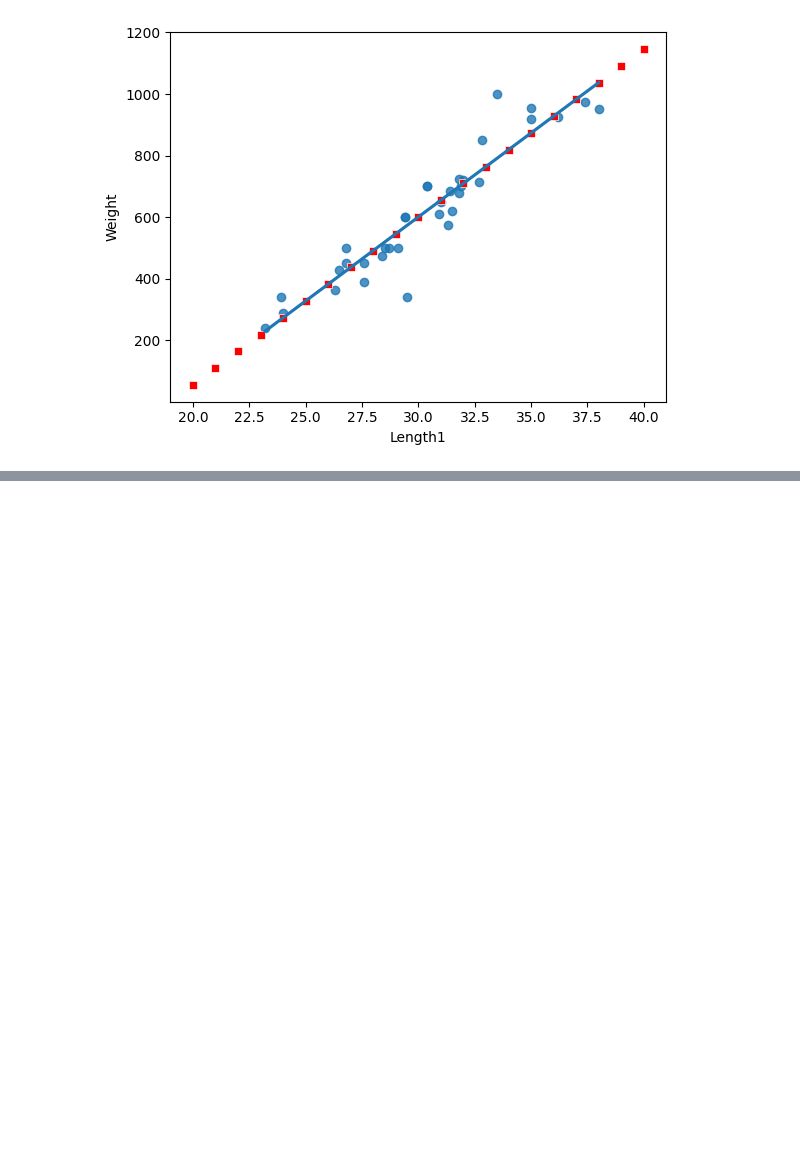
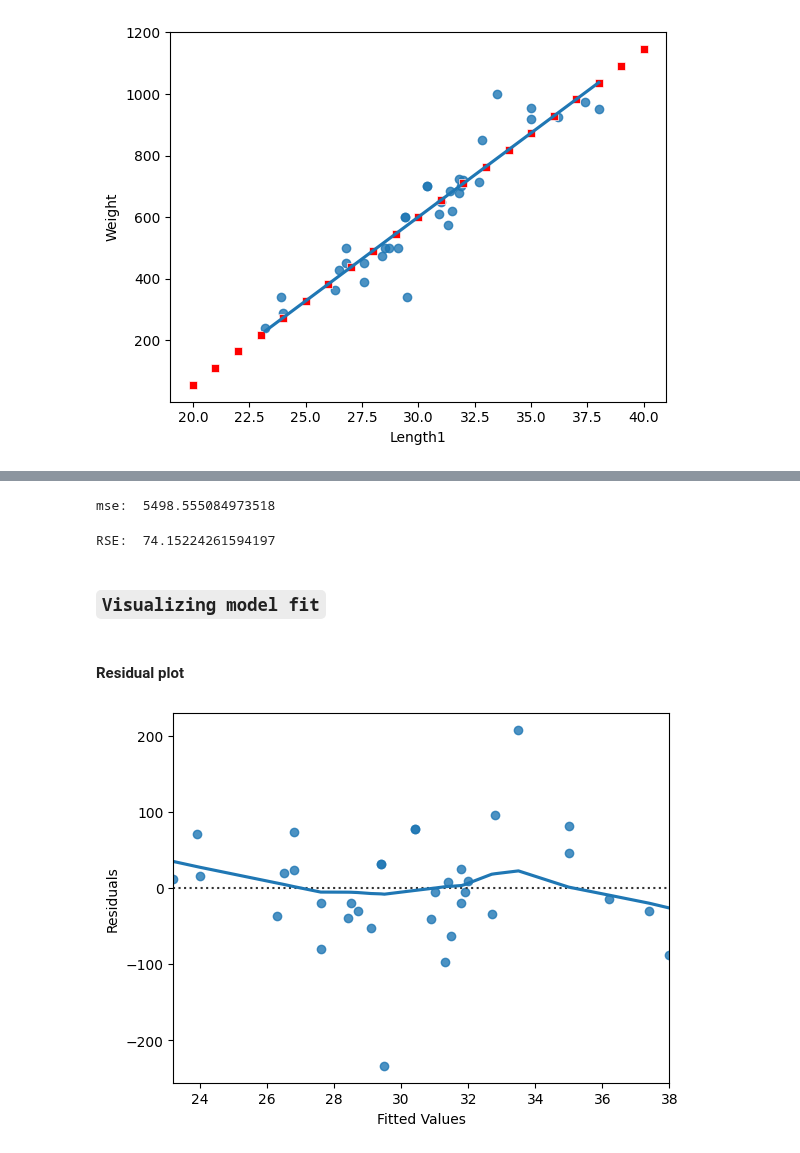
Before and after one commit to HABUDANHAYABK/Associate-Data-Scientist-in-Python, a Jupyter notebook: Introduction_to_Regression/Logistic_Regression/notebook.ipynb, the cells around one changed output, grey strips where cells are left out. Saved outputs shown, nothing was run; the diff lists cells and outputs as text; code cells hidden in the pictures; blank space fills up the shorter version.

Commit message:
added codes on model accuracy

```diff
--- a/Introduction_to_Regression/Logistic_Regression/notebook.ipynb
+++ b/Introduction_to_Regression/Logistic_Regression/notebook.ipynb
@@ -260,0 +267,32 @@ plt.show()
+# %%
+mse = mdl_weight_vs_length.mse_resid
+print("mse: ", mse)
+# %% [output]
+mse:  5498.555084973518
+# %%
+# Root mean square error
+resid_sq = mdl_weight_vs_length.resid**2
+resid_sum_of_sq = sum(resid_sq)
+deg_freedom = len(bream.index) - 2
+rse = np.sqrt(resid_sum_of_sq/deg_freedom)
+
+print("RSE: ", rse)
+# %% [output]
+RSE:  74.15224261594197
+# %% [markdown]
+### `Visualizing model fit`
+# %% [markdown]
+#### Residual plot
+# %%
+sns.residplot(
+    x='Length1',
+    y = 'Weight',
+    data = bream,
+    lowess= True
+)
+plt.xlabel("Fitted Values")
+plt.ylabel("Residuals")
+
+plt.show()
+# %% [output]
+[figure, added]
```
Also changed, not shown: parts of 8 cells of this notebook.
